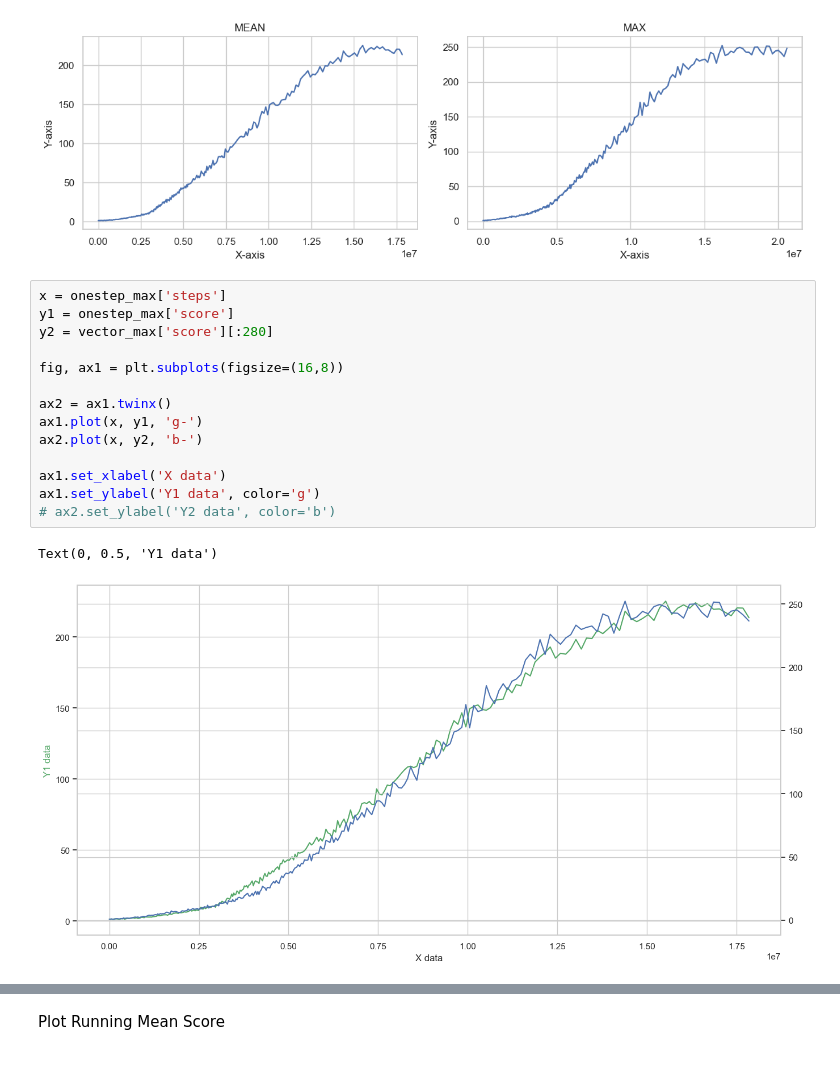
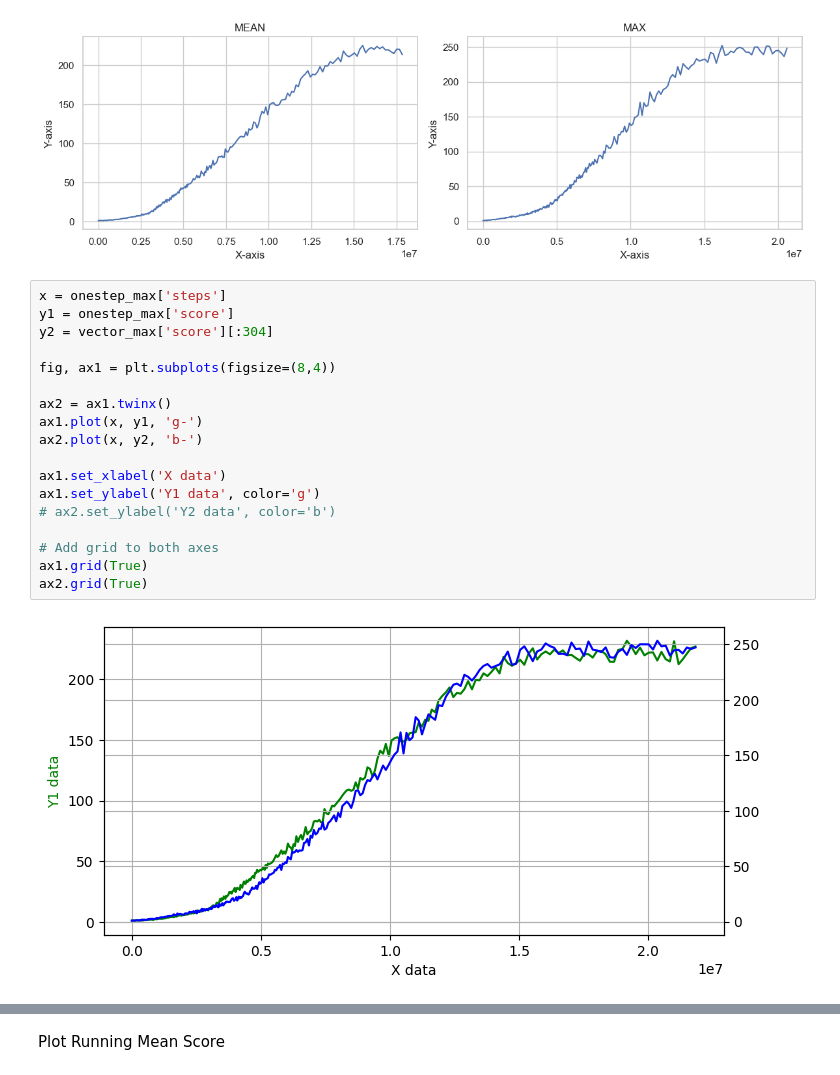
Before and after one commit to vietnhprivat/snake_ai, a Jupyter notebook: src/Classes/data_collection.ipynb, the cells around one changed output, grey strips where cells are left out. Saved outputs shown, nothing was run; the diff lists cells and outputs as text.

```diff
--- a/src/Classes/data_collection.ipynb
+++ b/src/Classes/data_collection.ipynb
@@ -174,17 +177,20 @@ plt.show()
 # %%
 x = onestep_max['steps']
 y1 = onestep_max['score']
-y2 = vector_max['score'][:280]
+y2 = vector_max['score'][:304]
 
-fig, ax1 = plt.subplots(figsize=(16,8))
+fig, ax1 = plt.subplots(figsize=(8,4))
 
 ax2 = ax1.twinx()
 ax1.plot(x, y1, 'g-')
 ax2.plot(x, y2, 'b-')
 
 ax1.set_xlabel('X data')
 ax1.set_ylabel('Y1 data', color='g')
 # ax2.set_ylabel('Y2 data', color='b')
+
+# Add grid to both axes
+ax1.grid(True)
+ax2.grid(True)
 # %% [output]
-Text(0, 0.5, 'Y1 data')
-[figure, old version]
+[figure, new version]
```
Also changed, not shown: parts of 3 cells of this notebook, 4 other files.
